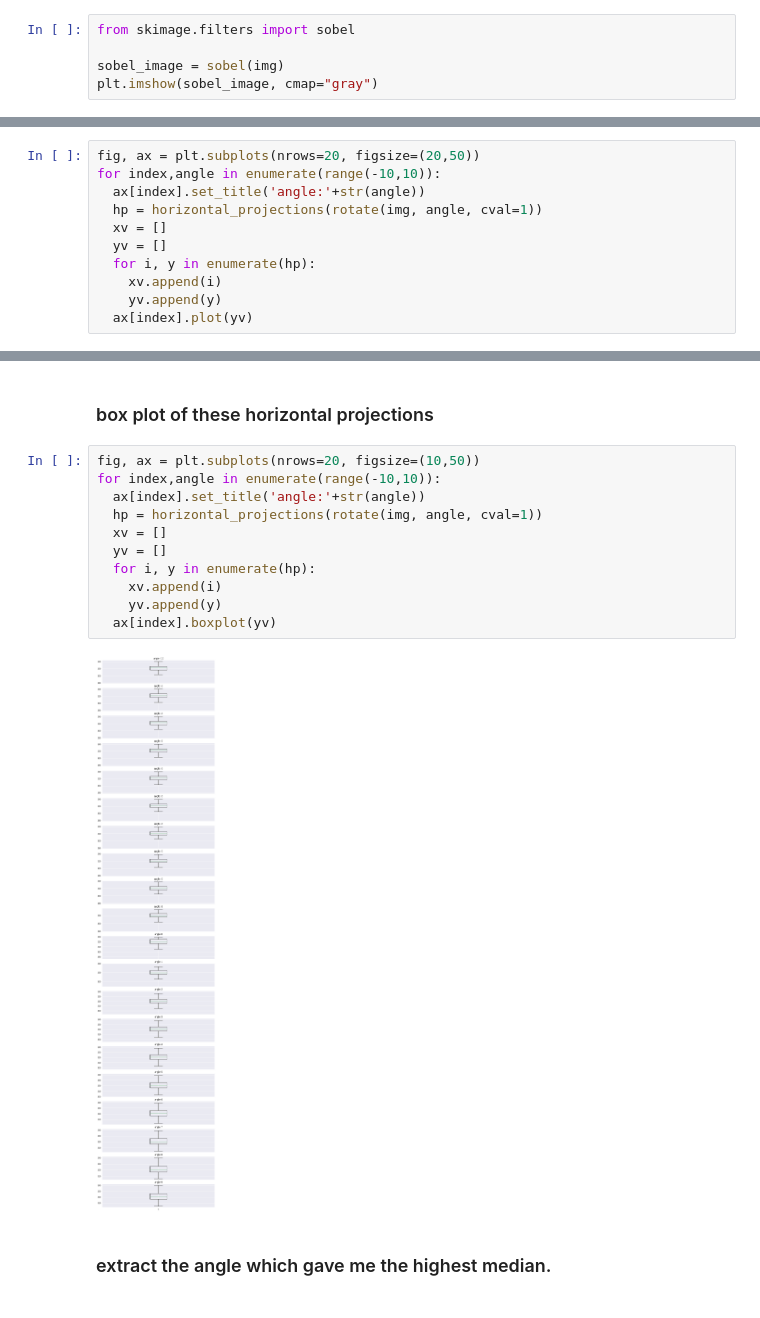
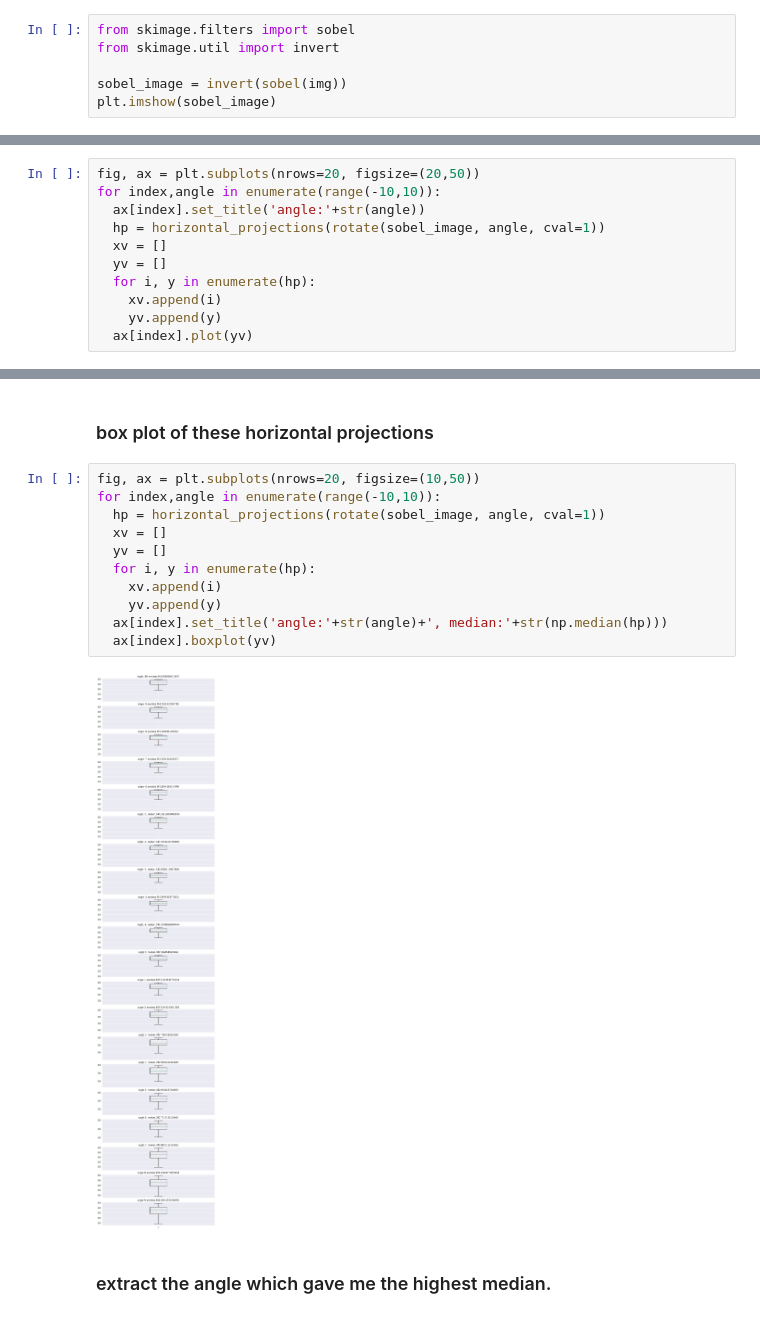
Before and after one commit to muthuspark/ml_research, a Jupyter notebook: skew_detection_based_on_horizontal_projections.ipynb, the cells around one changed output, grey strips where cells are left out. Cells and saved outputs as stored; diff of their text form.

```diff
--- a/skew_detection_based_on_horizontal_projections.ipynb
+++ b/skew_detection_based_on_horizontal_projections.ipynb
@@ -18,9 +18,10 @@ plt.imshow(img, cmap="gray")
 [figure]
 # %%
 from skimage.filters import sobel
+from skimage.util import invert
 
-sobel_image = sobel(img)
-plt.imshow(sobel_image, cmap="gray")
+sobel_image = invert(sobel(img))
+plt.imshow(sobel_image)
 # %% [output]
 <matplotlib.image.AxesImage at 0x...>
 [figure]
@@ -43,7 +44,7 @@ def horizontal_projections(sobel_image):
 fig, ax = plt.subplots(nrows=20, figsize=(20,50))
 for index,angle in enumerate(range(-10,10)):
   ax[index].set_title('angle:'+str(angle))
-  hp = horizontal_projections(rotate(img, angle, cval=1))
+  hp = horizontal_projections(rotate(sobel_image, angle, cval=1))
   xv = []
   yv = []
   for i, y in enumerate(hp):
@@ -57,16 +58,16 @@ for index,angle in enumerate(range(-10,10)):
 # %%
 fig, ax = plt.subplots(nrows=20, figsize=(10,50))
 for index,angle in enumerate(range(-10,10)):
-  ax[index].set_title('angle:'+str(angle))
-  hp = horizontal_projections(rotate(img, angle, cval=1))
+  hp = horizontal_projections(rotate(sobel_image, angle, cval=1))
   xv = []
   yv = []
   for i, y in enumerate(hp):
     xv.append(i)
     yv.append(y)
+  ax[index].set_title('angle:'+str(angle)+', median:'+str(np.median(hp)))
   ax[index].boxplot(yv)
 # %% [output]
-[figure, old version]
+[figure, new version]
 # %% [markdown]
 ### extract the angle which gave me the highest median.
 # %%
```
Also changed, not shown: parts of 2 cells of this notebook.
